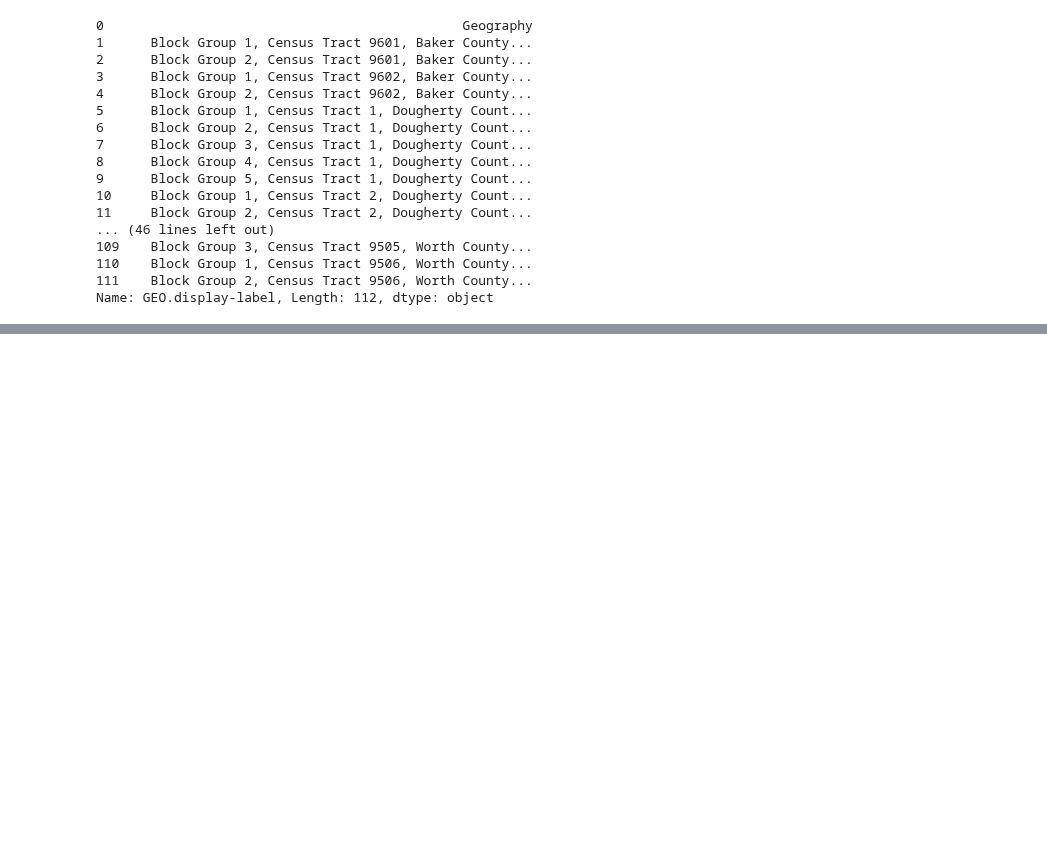
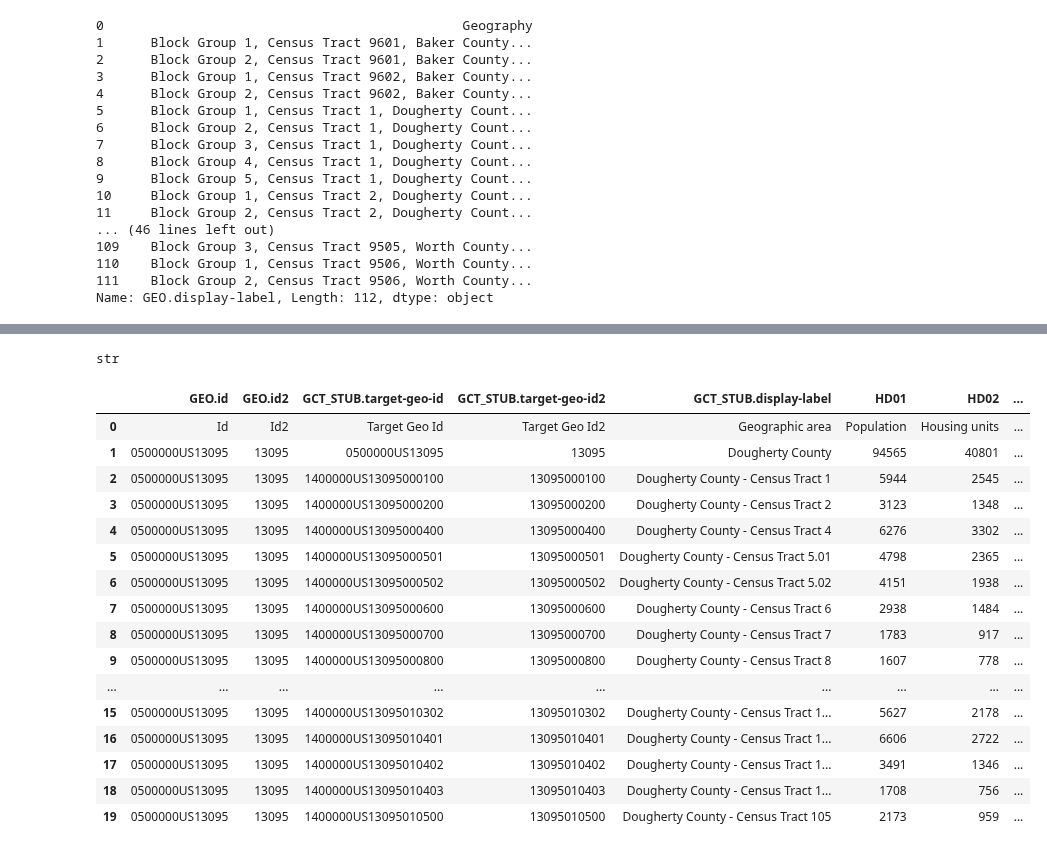
Before and after one commit to asensio-lab/albany-housing-analytics, a Jupyter notebook: census_processing/olivia_census.ipynb, the cells around one changed output, grey strips where cells are left out. Cells and saved outputs as stored; diff of their text form; code cells hidden in the pictures; blank space fills up the shorter version.

```diff
--- a/census_processing/olivia_census.ipynb
+++ b/census_processing/olivia_census.ipynb
@@ -113,0 +187,8 @@ df_inc1.head(20)
+# %%
+new2 = df_land_area["GEO.display-label"].str.split(", ", expand = True)
+df_land_area["county"] = new2[0]
+# %%
+df_land_area = df_land_area.drop('GEO.display-label', axis = 1)
+# %%
+df_land_area['tract'] = df_land_area['GCT_STUB.display-label.1']
+df_land_area = df_land_area.drop('GCT_STUB.display-label.1', axis=1)
@@ -113,0 +204,12 @@ df_inc1.head(20)
+# %%
+type(df_land_area['tract'][0])
+# %% [output]
+str
+# %%
+l = len(df_land_area['tract'])
+df_land_area1 = df_land_area.copy()
+re_string = 'Census Tract (\d+(?:.\d+)?)'
+for i in range(2,l):
+    s = df_land_area.loc[i, 'tract']
+    m = re.search(re_string, s)
+    df_land_area1.loc[i, 'tract'] = m.group(1)
@@ -113,0 +237,20 @@ df_inc1.head(20)
+# %%
+df_land_area1.head(20)
+# %% [output]
+|  | GEO.id | GEO.id2 | GCT_STUB.target-geo-id | GCT_STUB.target-geo-id2 | GCT_STUB.display-label | HD01 | HD02 | ... |
+| 0 | Id | Id2 | Target Geo Id | Target Geo Id2 | Geographic area | Population | Housing units | ... |
+| 1 | 0500000US13095 | 13095 | 0500000US13095 | 13095 | Dougherty County | 94565 | 40801 | ... |
+| 2 | 0500000US13095 | 13095 | 1400000US13095000100 | 13095000100 | Dougherty County - Census Tract 1 | 5944 | 2545 | ... |
+| 3 | 0500000US13095 | 13095 | 1400000US13095000200 | 13095000200 | Dougherty County - Census Tract 2 | 3123 | 1348 | ... |
+| 4 | 0500000US13095 | 13095 | 1400000US13095000400 | 13095000400 | Dougherty County - Census Tract 4 | 6276 | 3302 | ... |
+| 5 | 0500000US13095 | 13095 | 1400000US13095000501 | 13095000501 | Dougherty County - Census Tract 5.01 | 4798 | 2365 | ... |
+| 6 | 0500000US13095 | 13095 | 1400000US13095000502 | 13095000502 | Dougherty County - Census Tract 5.02 | 4151 | 1938 | ... |
+| 7 | 0500000US13095 | 13095 | 1400000US13095000600 | 13095000600 | Dougherty County - Census Tract 6 | 2938 | 1484 | ... |
+| 8 | 0500000US13095 | 13095 | 1400000US13095000700 | 13095000700 | Dougherty County - Census Tract 7 | 1783 | 917 | ... |
+| 9 | 0500000US13095 | 13095 | 1400000US13095000800 | 13095000800 | Dougherty County - Census Tract 8 | 1607 | 778 | ... |
+| ... | ... | ... | ... | ... | ... | ... | ... | ... |
+| 15 | 0500000US13095 | 13095 | 1400000US13095010302 | 13095010302 | Dougherty County - Census Tract 1... | 5627 | 2178 | ... |
+| 16 | 0500000US13095 | 13095 | 1400000US13095010401 | 13095010401 | Dougherty County - Census Tract 1... | 6606 | 2722 | ... |
+| 17 | 0500000US13095 | 13095 | 1400000US13095010402 | 13095010402 | Dougherty County - Census Tract 1... | 3491 | 1346 | ... |
+| 18 | 0500000US13095 | 13095 | 1400000US13095010403 | 13095010403 | Dougherty County - Census Tract 1... | 1708 | 756 | ... |
+| 19 | 0500000US13095 | 13095 | 1400000US13095010500 | 13095010500 | Dougherty County - Census Tract 105 | 2173 | 959 | ... |
```
Also changed, not shown: parts of 28 cells of this notebook.
